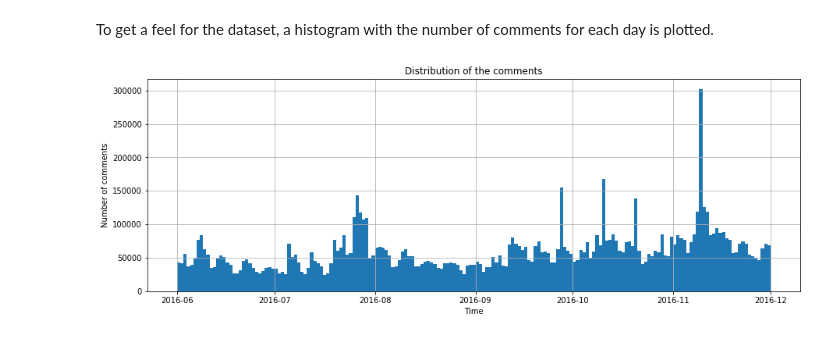
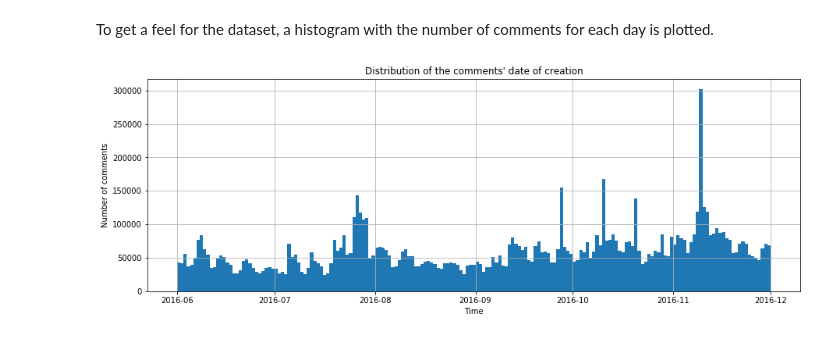
Before and after one commit to arthishow/Project, a Jupyter notebook: Final project.ipynb, the cells around one changed output. Saved outputs shown, nothing was run; the diff lists cells and outputs as text; code cells hidden in the pictures.

```diff
--- a/Final project.ipynb
+++ b/Final project.ipynb
@@ -569,10 +581,10 @@ days = (politics.iloc[-1].created_utc - politics.iloc[0].created_utc).days + 1
 # %%
 plt.figure(figsize=(15,5))
 plt.grid()
 plt.hist(politics['created_utc'], bins=days)
 plt.ylabel('Number of comments')
 plt.xlabel('Time')
-plt.title('Distribution of the comments')
+plt.title("Distribution of the comments' date of creation")
 plt.show()
 # %% [output]
-[figure, old version]
+[figure, new version]
```
Also changed, not shown: parts of 31 cells of this notebook.
